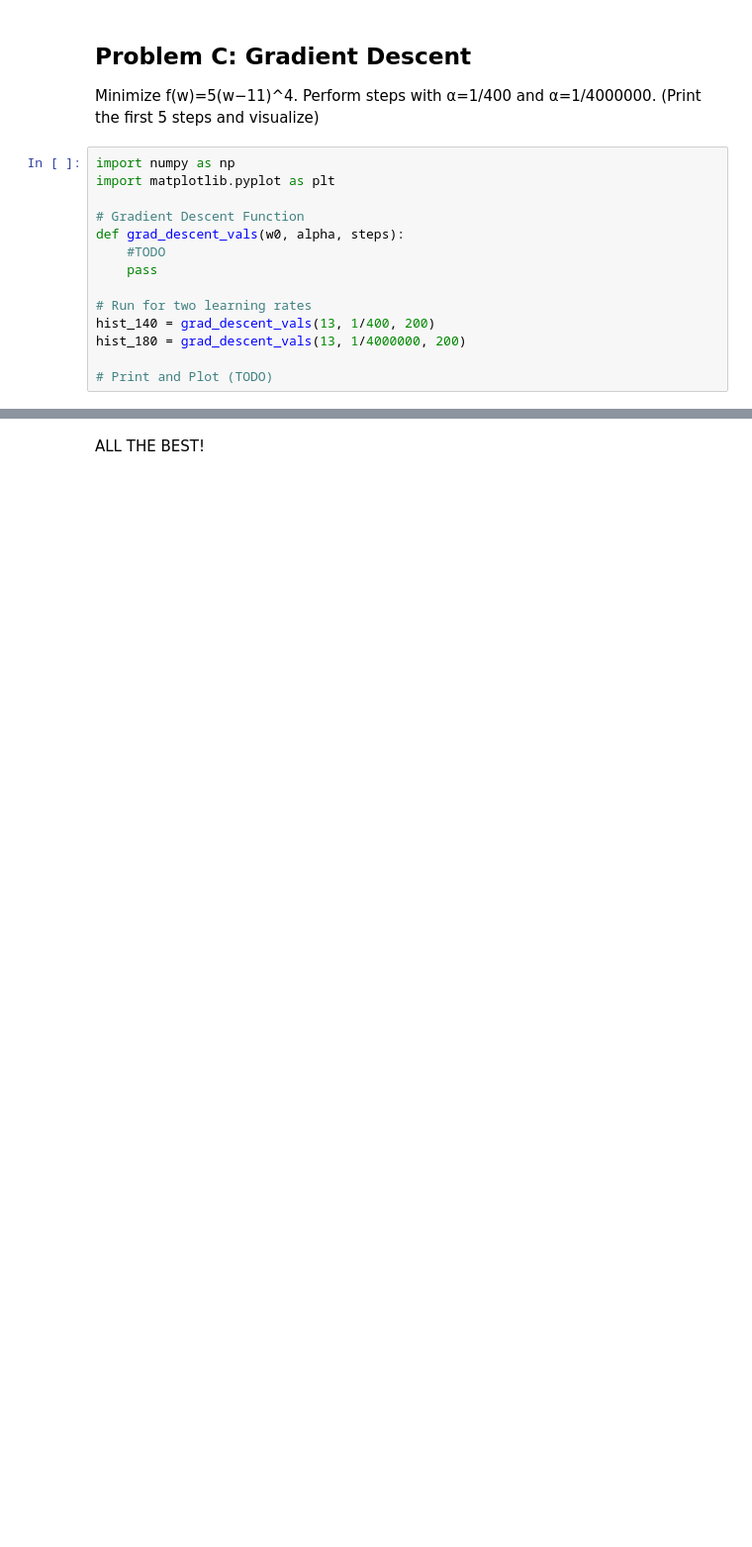
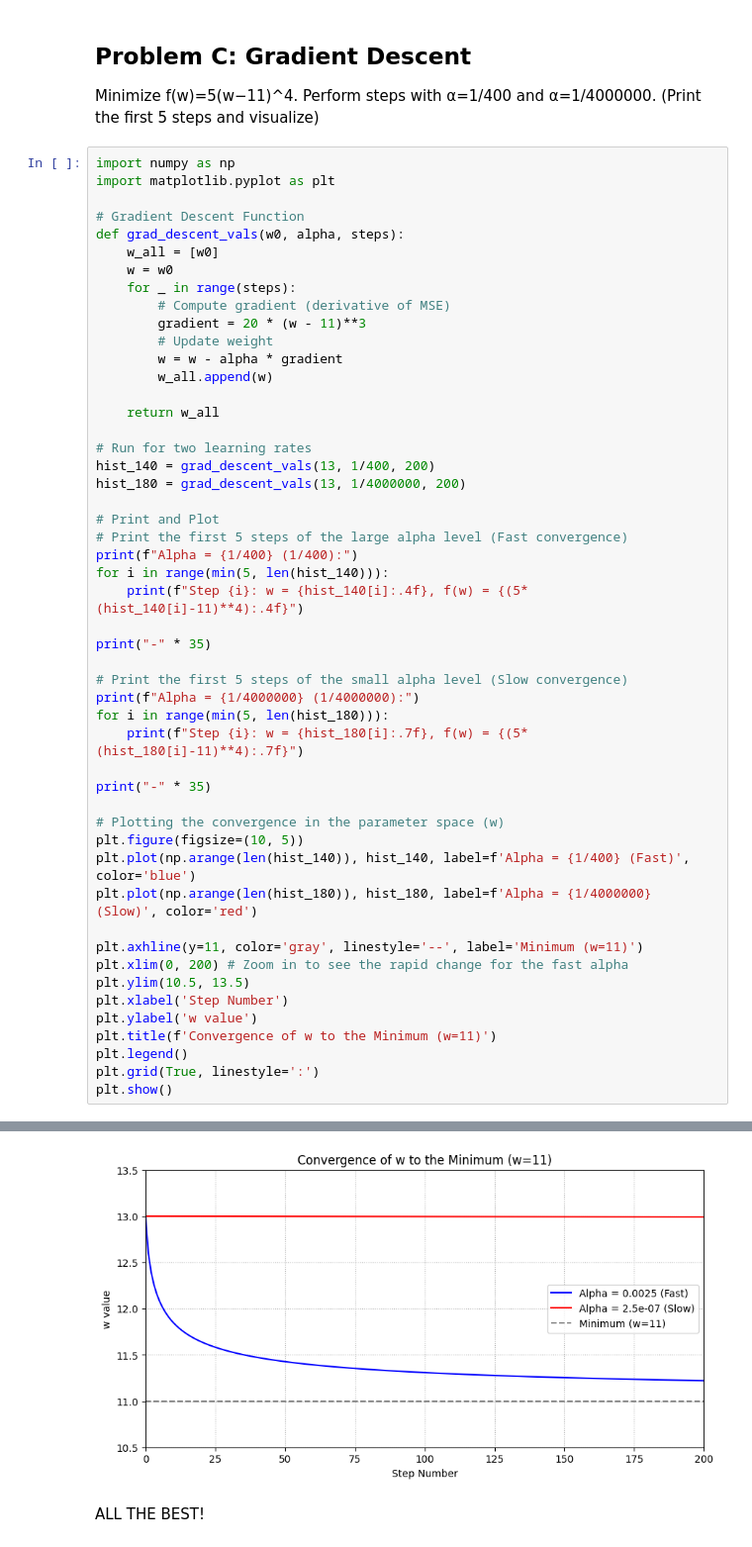
Before and after one commit to yaasamiiiin/nyu-bootcamp-yasamin, a Jupyter notebook: Week 7/Week7_ML_HW.ipynb, the cells around one changed output, grey strips where cells are left out. Shown: that part at 99% size. Cells and saved outputs as stored; diff of their text form; blank space fills up the shorter version.

```diff
--- a/Week 7/Week7_ML_HW.ipynb
+++ b/Week 7/Week7_ML_HW.ipynb
@@ -133,11 +136,48 @@ import matplotlib.pyplot as plt
 
 # Gradient Descent Function
 def grad_descent_vals(w0, alpha, steps):
-    #TODO
-    pass
+    w_all = [w0]
+    w = w0
+    for _ in range(steps):
+        # Compute gradient (derivative of MSE)
+        gradient = 20 * (w - 11)**3
+        # Update weight
+        w = w - alpha * gradient
+        w_all.append(w)
+
+    return w_all
 
 # Run for two learning rates
 hist_140 = grad_descent_vals(13, 1/400, 200)
 hist_180 = grad_descent_vals(13, 1/4000000, 200)
 
-# Print and Plot (TODO)
+# Print and Plot
+# Print the first 5 steps of the large alpha level (Fast convergence)
+print(f"Alpha = {1/400} (1/400):")
+for i in range(min(5, len(hist_140))):
+    print(f"Step {i}: w = {hist_140[i]:.4f}, f(w) = {(5*(hist_140[i]-11)**4):.4f}")
+
+print("-" * 35)
+
+# Print the first 5 steps of the small alpha level (Slow convergence)
+print(f"Alpha = {1/4000000} (1/4000000):")
+for i in range(min(5, len(hist_180))):
+    print(f"Step {i}: w = {hist_180[i]:.7f}, f(w) = {(5*(hist_180[i]-11)**4):.7f}")
+
+print("-" * 35)
+
+# Plotting the convergence in the parameter space (w)
+plt.figure(figsize=(10, 5))
+plt.plot(np.arange(len(hist_140)), hist_140, label=f'Alpha = {1/400} (Fast)', color='blue')
+plt.plot(np.arange(len(hist_180)), hist_180, label=f'Alpha = {1/4000000} (Slow)', color='red')
+
+plt.axhline(y=11, color='gray', linestyle='--', label='Minimum (w=11)')
+plt.xlim(0, 200) # Zoom in to see the rapid change for the fast alpha
+plt.ylim(10.5, 13.5)
+plt.xlabel('Step Number')
+plt.ylabel('w value')
+plt.title(f'Convergence of w to the Minimum (w=11)')
+plt.legend()
+plt.grid(True, linestyle=':')
+plt.show()
+# %% [output]
@@ -144,2 +198,3 @@ hist_180 = grad_descent_vals(13, 1/4000000, 200)
+[figure, added]
 # %% [markdown]
 ALL THE BEST!
```
Also changed, not shown: parts of 2 cells of this notebook.
